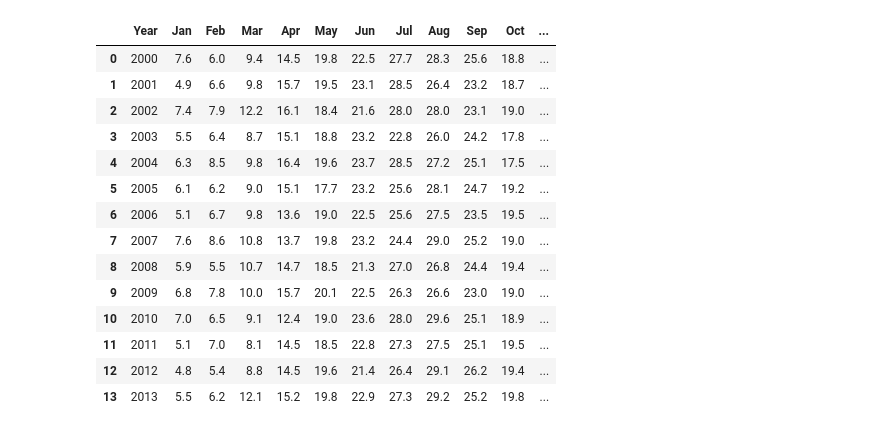
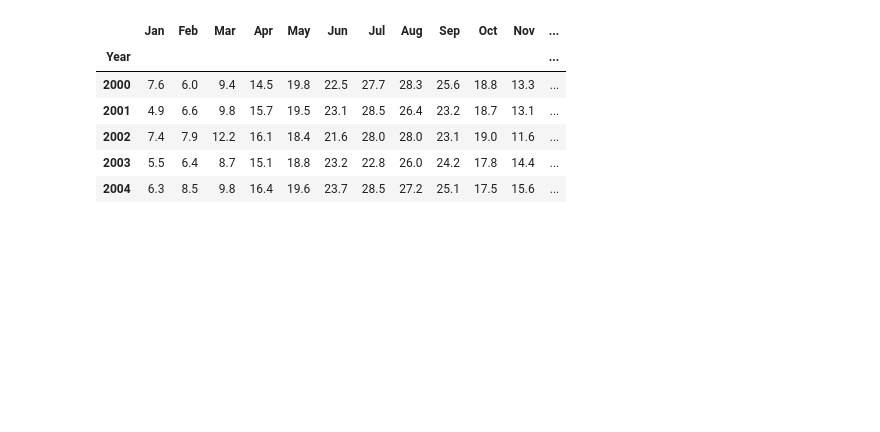
Before and after one commit to Yuji181181/Data_Analysis, a Jupyter notebook: CS3/4-e/ex04-exercise1.ipynb, the cells around one changed output. Saved outputs shown, nothing was run; the diff lists cells and outputs as text; code cells hidden in the pictures; blank space fills up the shorter version.

```diff
--- a/CS3/4-e/ex04-exercise1.ipynb
+++ b/CS3/4-e/ex04-exercise1.ipynb
@@ -4,20 +5,12 @@ import numpy as np
 # %%
 data = "data/temp_tokyo.csv"
-df = pd.read_csv(data)
-df
+df = pd.read_csv(data,index_col=0)
+df.head()
 # %% [output]
-|  | Year | Jan | Feb | Mar | Apr | May | Jun | Jul | Aug | Sep | Oct | ... |
-| 0 | 2000 | 7.6 | 6.0 | 9.4 | 14.5 | 19.8 | 22.5 | 27.7 | 28.3 | 25.6 | 18.8 | ... |
-| 1 | 2001 | 4.9 | 6.6 | 9.8 | 15.7 | 19.5 | 23.1 | 28.5 | 26.4 | 23.2 | 18.7 | ... |
-| 2 | 2002 | 7.4 | 7.9 | 12.2 | 16.1 | 18.4 | 21.6 | 28.0 | 28.0 | 23.1 | 19.0 | ... |
-| 3 | 2003 | 5.5 | 6.4 | 8.7 | 15.1 | 18.8 | 23.2 | 22.8 | 26.0 | 24.2 | 17.8 | ... |
-| 4 | 2004 | 6.3 | 8.5 | 9.8 | 16.4 | 19.6 | 23.7 | 28.5 | 27.2 | 25.1 | 17.5 | ... |
-| 5 | 2005 | 6.1 | 6.2 | 9.0 | 15.1 | 17.7 | 23.2 | 25.6 | 28.1 | 24.7 | 19.2 | ... |
-| 6 | 2006 | 5.1 | 6.7 | 9.8 | 13.6 | 19.0 | 22.5 | 25.6 | 27.5 | 23.5 | 19.5 | ... |
-| 7 | 2007 | 7.6 | 8.6 | 10.8 | 13.7 | 19.8 | 23.2 | 24.4 | 29.0 | 25.2 | 19.0 | ... |
-| 8 | 2008 | 5.9 | 5.5 | 10.7 | 14.7 | 18.5 | 21.3 | 27.0 | 26.8 | 24.4 | 19.4 | ... |
-| 9 | 2009 | 6.8 | 7.8 | 10.0 | 15.7 | 20.1 | 22.5 | 26.3 | 26.6 | 23.0 | 19.0 | ... |
-| 10 | 2010 | 7.0 | 6.5 | 9.1 | 12.4 | 19.0 | 23.6 | 28.0 | 29.6 | 25.1 | 18.9 | ... |
-| 11 | 2011 | 5.1 | 7.0 | 8.1 | 14.5 | 18.5 | 22.8 | 27.3 | 27.5 | 25.1 | 19.5 | ... |
-| 12 | 2012 | 4.8 | 5.4 | 8.8 | 14.5 | 19.6 | 21.4 | 26.4 | 29.1 | 26.2 | 19.4 | ... |
-| 13 | 2013 | 5.5 | 6.2 | 12.1 | 15.2 | 19.8 | 22.9 | 27.3 | 29.2 | 25.2 | 19.8 | ... |
+|  | Jan | Feb | Mar | Apr | May | Jun | Jul | Aug | Sep | Oct | Nov | ... |
+| Year |  |  |  |  |  |  |  |  |  |  |  | ... |
+| 2000 | 7.6 | 6.0 | 9.4 | 14.5 | 19.8 | 22.5 | 27.7 | 28.3 | 25.6 | 18.8 | 13.3 | ... |
+| 2001 | 4.9 | 6.6 | 9.8 | 15.7 | 19.5 | 23.1 | 28.5 | 26.4 | 23.2 | 18.7 | 13.1 | ... |
+| 2002 | 7.4 | 7.9 | 12.2 | 16.1 | 18.4 | 21.6 | 28.0 | 28.0 | 23.1 | 19.0 | 11.6 | ... |
+| 2003 | 5.5 | 6.4 | 8.7 | 15.1 | 18.8 | 23.2 | 22.8 | 26.0 | 24.2 | 17.8 | 14.4 | ... |
+| 2004 | 6.3 | 8.5 | 9.8 | 16.4 | 19.6 | 23.7 | 28.5 | 27.2 | 25.1 | 17.5 | 15.6 | ... |
```
Also changed, not shown: parts of 15 cells of this notebook.
